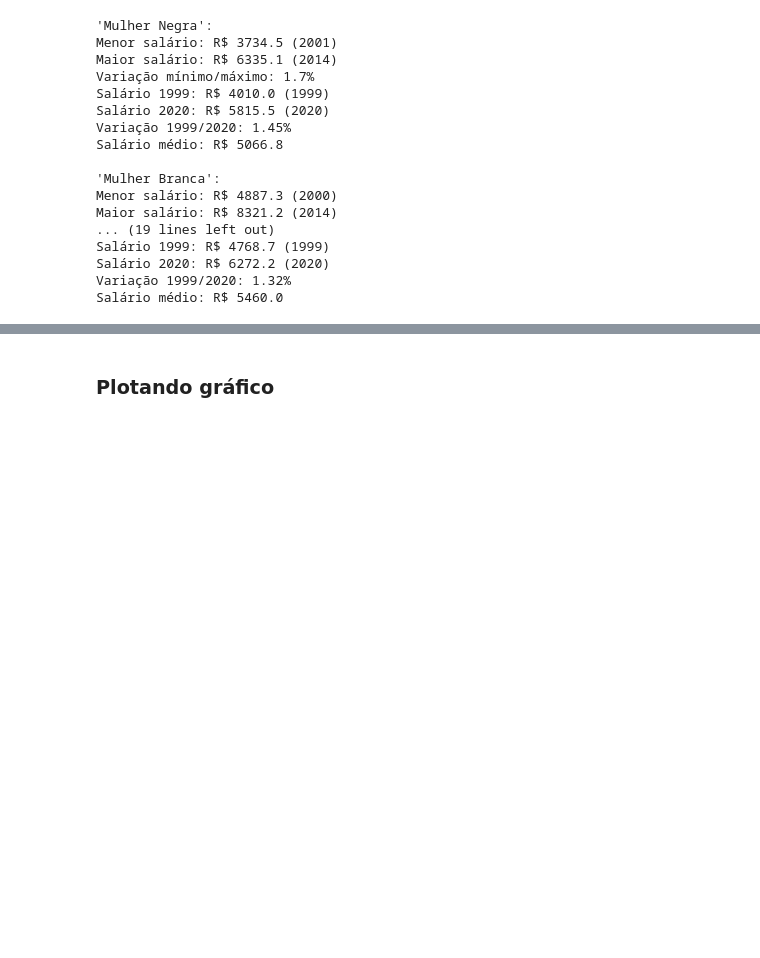
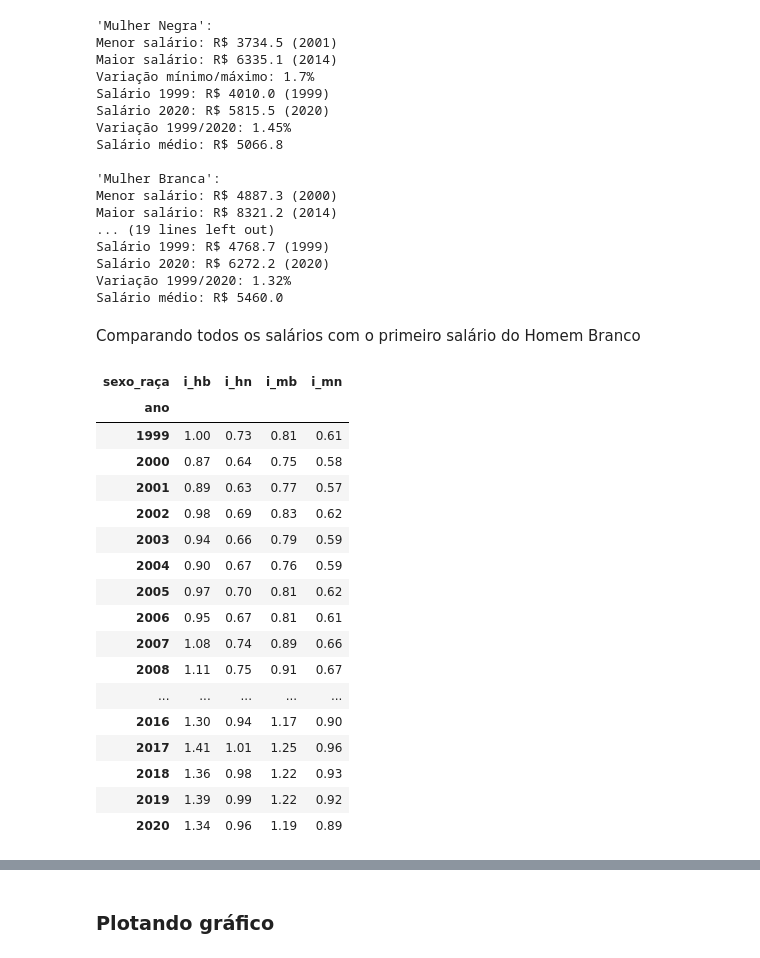
Before and after one commit to deborabastos/hacker_fiscalizacao, a Jupyter notebook: serviores.ipynb, the cells around one changed output, grey strips where cells are left out. Cells and saved outputs as stored; diff of their text form; code cells hidden in the pictures; blank space fills up the shorter version.

```diff
--- a/serviores.ipynb
+++ b/serviores.ipynb
@@ -188,2 +216,32 @@ Salário médio: R$ 5460.0
 # No gráfico
 # Linha em 2006 e 2010 para plato, crescimnto e plato
+# %% [markdown]
+Comparando todos os salários com o primeiro salário do Homem Branco
+# %%
+index = df_pivot['Homem Branco'].iloc[0]
+
+df_pivot["i_hb"] = df_pivot['Homem Branco'].apply(lambda x: x/index).round(2)
+df_pivot["i_hn"] = df_pivot['Homem Negro'].apply(lambda x: x/index).round(2)
+df_pivot["i_mb"] = df_pivot['Mulher Branca'].apply(lambda x: x/index).round(2)
+df_pivot["i_mn"] = df_pivot['Mulher Negra'].apply(lambda x: x/index).round(2)
+
+df_pivot[['i_hb', 'i_hn', 'i_mb', 'i_mn']]
+# %% [output]
+| sexo_raça | i_hb | i_hn | i_mb | i_mn |
+| ano |  |  |  |  |
+| 1999 | 1.00 | 0.73 | 0.81 | 0.61 |
+| 2000 | 0.87 | 0.64 | 0.75 | 0.58 |
+| 2001 | 0.89 | 0.63 | 0.77 | 0.57 |
+| 2002 | 0.98 | 0.69 | 0.83 | 0.62 |
+| 2003 | 0.94 | 0.66 | 0.79 | 0.59 |
+| 2004 | 0.90 | 0.67 | 0.76 | 0.59 |
+| 2005 | 0.97 | 0.70 | 0.81 | 0.62 |
+| 2006 | 0.95 | 0.67 | 0.81 | 0.61 |
+| 2007 | 1.08 | 0.74 | 0.89 | 0.66 |
+| 2008 | 1.11 | 0.75 | 0.91 | 0.67 |
+| ... | ... | ... | ... | ... |
+| 2016 | 1.30 | 0.94 | 1.17 | 0.90 |
+| 2017 | 1.41 | 1.01 | 1.25 | 0.96 |
+| 2018 | 1.36 | 0.98 | 1.22 | 0.93 |
+| 2019 | 1.39 | 0.99 | 1.22 | 0.92 |
+| 2020 | 1.34 | 0.96 | 1.19 | 0.89 |
```
Also changed, not shown: parts of 7 cells of this notebook.
